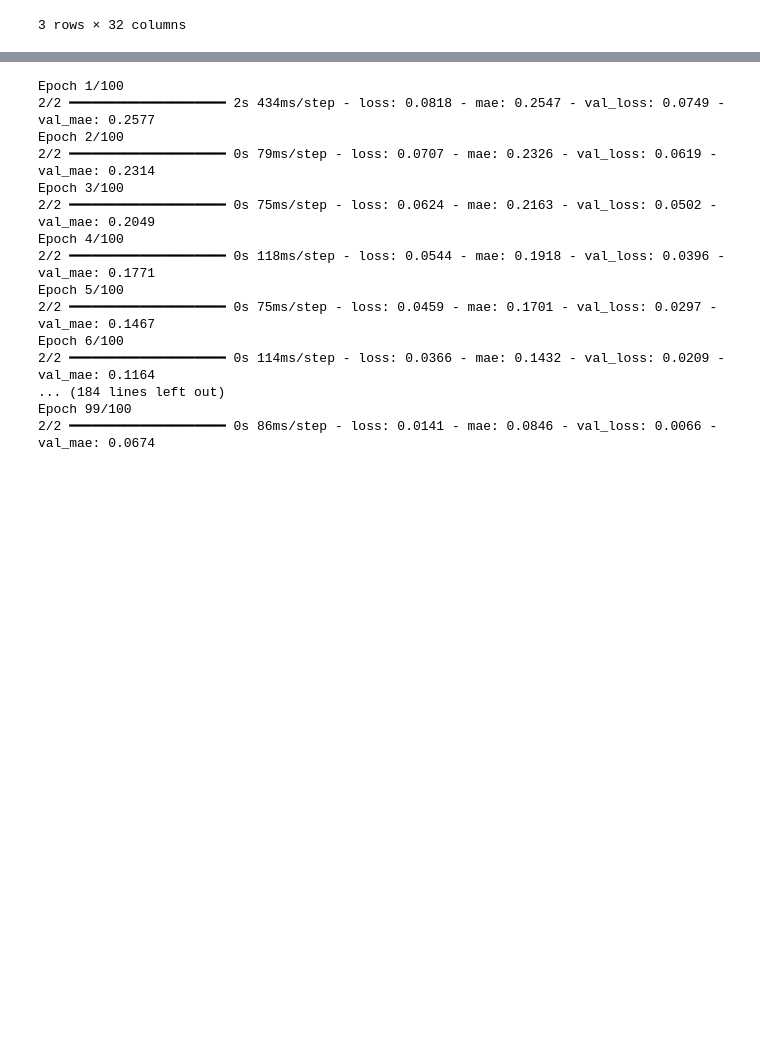
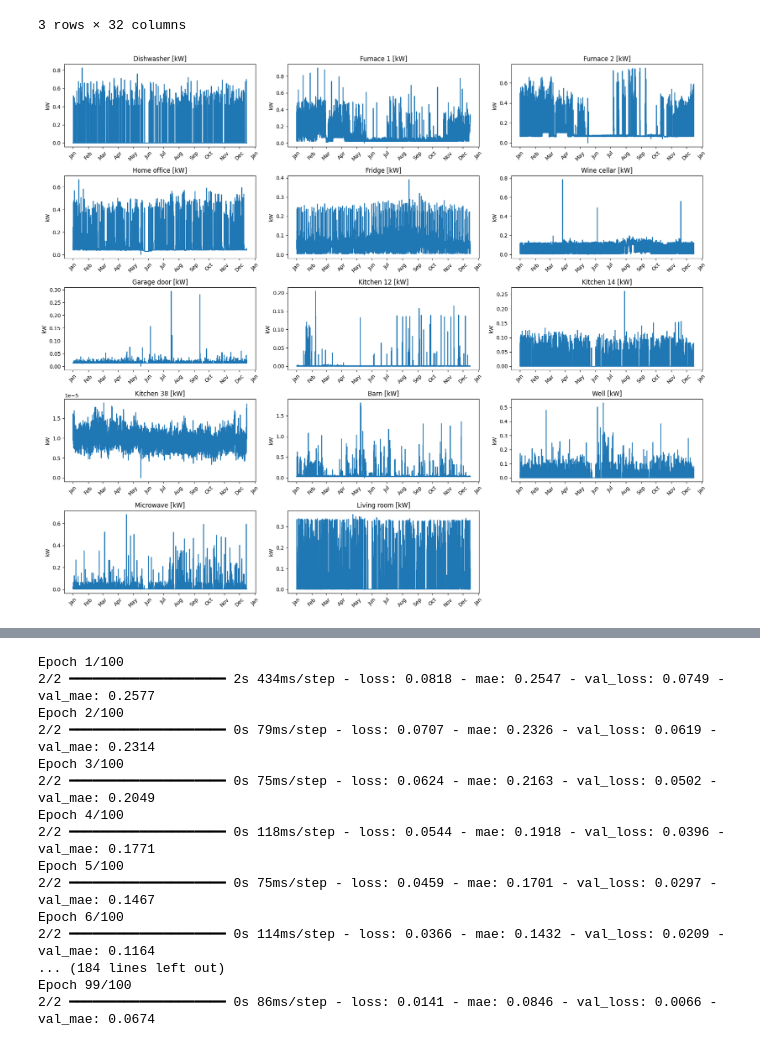
Before and after one commit to nxtum/RTOSxenoLabs, a Jupyter notebook: Untitled4.ipynb, the cells around one changed output, grey strips where cells are left out. Cells and saved outputs as stored; diff of their text form; code cells hidden in the pictures; blank space fills up the shorter version.

```diff
--- a/Untitled4.ipynb
+++ b/Untitled4.ipynb
@@ -168,0 +179,10 @@ df.head(3)
+# %%
+def mode_agg(series):
+    return series.mode()[0] if not series.mode().empty else np.nan
+
+def create_sequences(data, target, seq_length):
+    X, y = [], []
+    for i in range(len(data) - seq_length):
+        X.append(data[i:i + seq_length])
+        y.append(target[i + seq_length])
+    return np.array(X), np.array(y)
@@ -168,0 +212,10 @@ df.head(3)
+# %%
+appliance_columns = [
+    'Dishwasher [kW]', 'Furnace 1 [kW]', 'Furnace 2 [kW]', 'Home office [kW]', 'Fridge [kW]',
+    'Wine cellar [kW]', 'Garage door [kW]', 'Kitchen 12 [kW]', 'Kitchen 14 [kW]',
+    'Kitchen 38 [kW]', 'Barn [kW]', 'Well [kW]', 'Microwave [kW]', 'Living room [kW]'
+]
+hourly_df['total_appliance_power'] = hourly_df[appliance_columns].sum(axis=1)
+
+additional_features = ['temperature', 'humidity', 'visibility', 'windSpeed', 'hour', 'day_of_week']
+selected_features = [col for col in appliance_columns + ['total_appliance_power'] + additional_features + list(encoded_columns) if col in hourly_df.columns]
@@ -168,0 +228,21 @@ df.head(3)
+# %%
+n_cols = 3
+n_rows = int(np.ceil(len(appliance_columns) / n_cols))
+fig, axs = plt.subplots(n_rows, n_cols, figsize=(18, 3 * n_rows),)
+axs = axs.flatten()
+
+for i, col in enumerate(appliance_columns):
+    axs[i].plot(hourly_df['time'], hourly_df[col])
+    axs[i].set_title(col)
+    axs[i].set_ylabel("kW")
+    axs[i].xaxis.set_major_locator(mdates.MonthLocator())
+    axs[i].xaxis.set_major_formatter(mdates.DateFormatter('%b'))
+    axs[i].tick_params(axis='x', rotation=45)
+
+for j in range(i + 1, len(axs)):
+    axs[j].axis('off')
+
+fig.tight_layout()
+plt.show()
+# %% [output]
+[figure, added]
```
Also changed, not shown: parts of 11 cells of this notebook.
